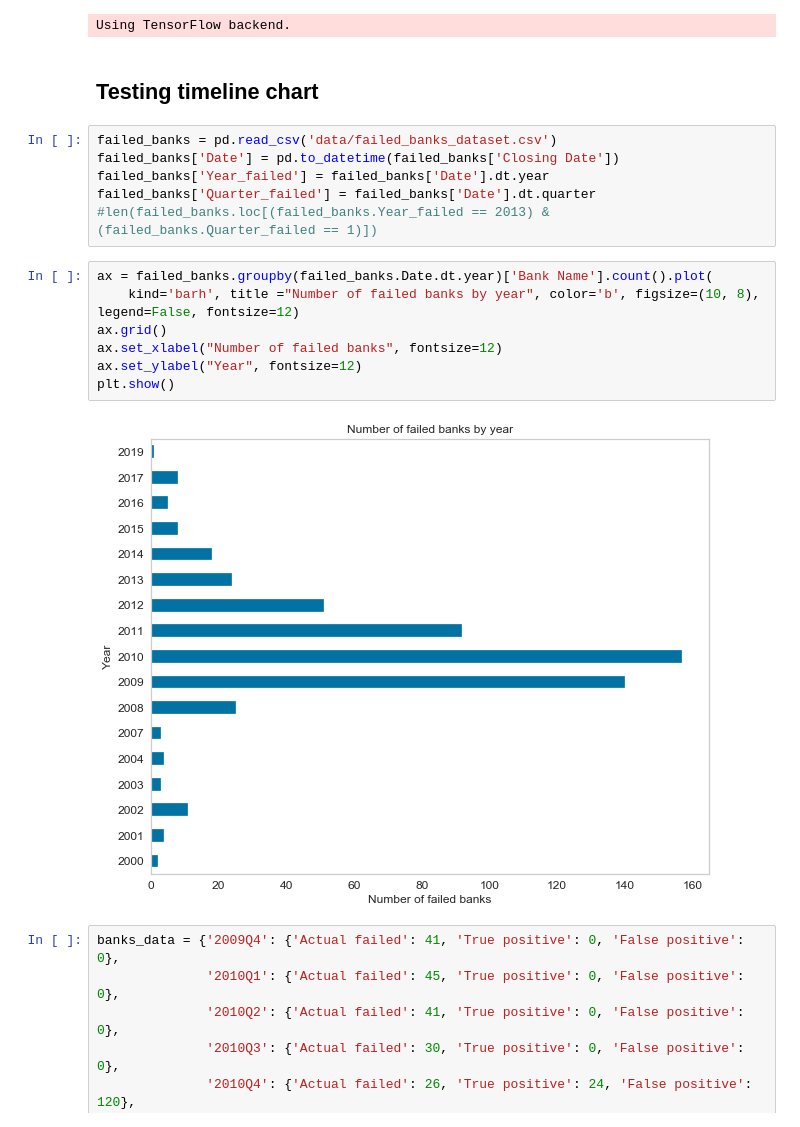
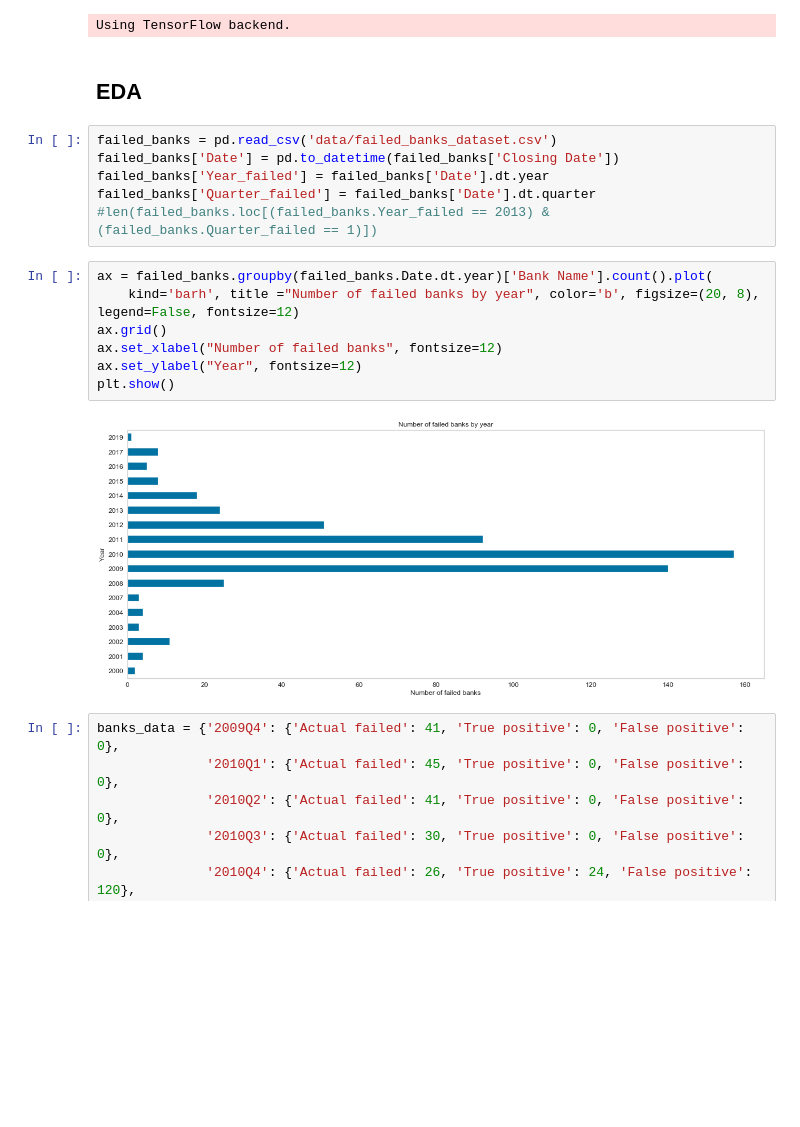
Before and after one commit to allaccountstaken/predicting_bank_distress, a Jupyter notebook: classification_model.ipynb, the cells around one changed output. Saved outputs shown, nothing was run; the diff lists cells and outputs as text; blank space fills up the shorter version.

Commit message:
images

```diff
--- a/classification_model.ipynb
+++ b/classification_model.ipynb
@@ -44,8 +44,8 @@ from imblearn.over_sampling import SMOTE
 from collections import Counter
 # %% [output]
 Using TensorFlow backend.
-# %% [markdown]
-## Testing timeline chart
+# %% [markdown]
+## EDA
 # %%
 failed_banks = pd.read_csv('data/failed_banks_dataset.csv')
 failed_banks['Date'] = pd.to_datetime(failed_banks['Closing Date'])
@@ -54,13 +54,13 @@ failed_banks['Quarter_failed'] = failed_banks['Date'].dt.quarter
 #len(failed_banks.loc[(failed_banks.Year_failed == 2013) & (failed_banks.Quarter_failed == 1)])
 # %%
 ax = failed_banks.groupby(failed_banks.Date.dt.year)['Bank Name'].count().plot(
-    kind='barh', title ="Number of failed banks by year", color='b', figsize=(10, 8), legend=False, fontsize=12)
+    kind='barh', title ="Number of failed banks by year", color='b', figsize=(20, 8), legend=False, fontsize=12)
 ax.grid()
 ax.set_xlabel("Number of failed banks", fontsize=12)
 ax.set_ylabel("Year", fontsize=12)
 plt.show()
 # %% [output]
-[figure, old version]
+[figure, new version]
 # %%
 banks_data = {'2009Q4': {'Actual failed': 41, 'True positive': 0, 'False positive': 0},
               '2010Q1': {'Actual failed': 45, 'True positive': 0, 'False positive': 0},
```
Also changed, not shown: parts of 11 cells of this notebook, 5 other files.
